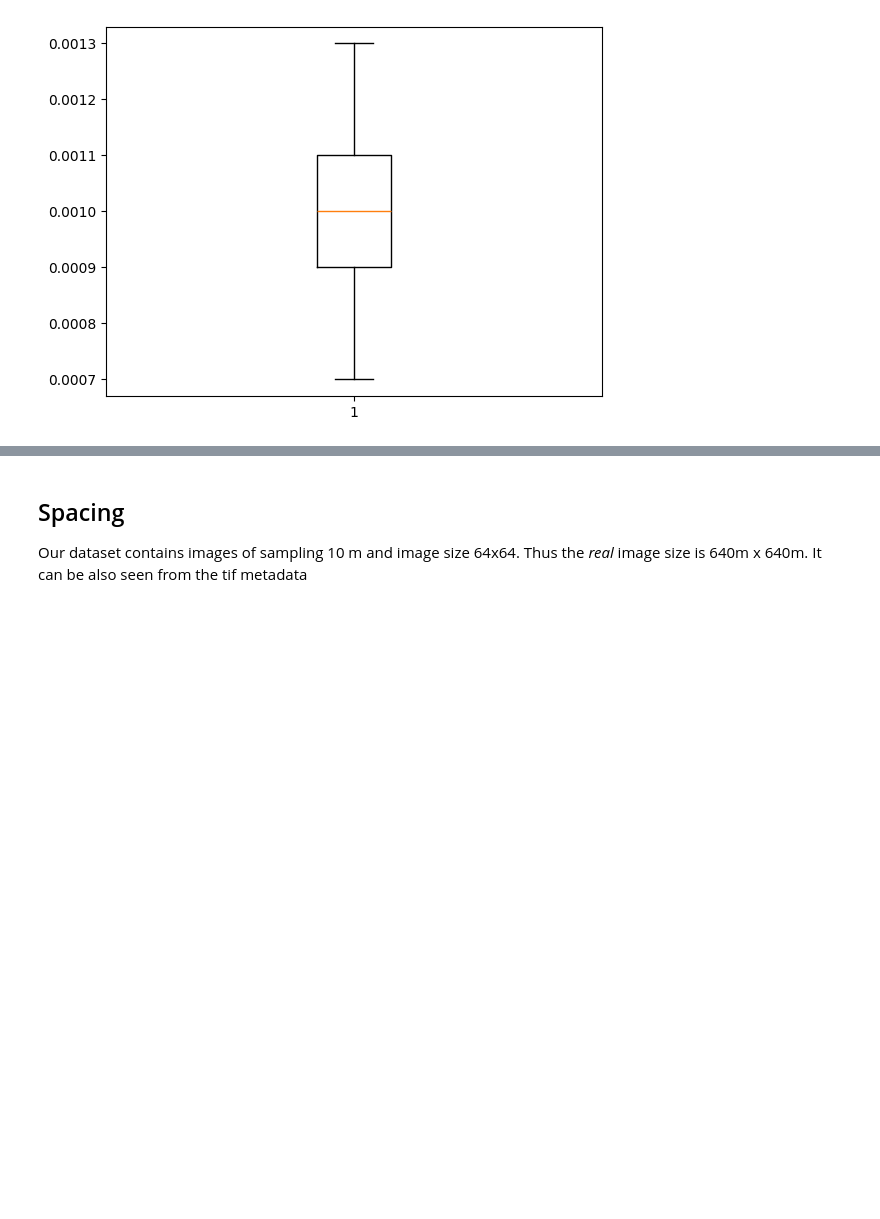
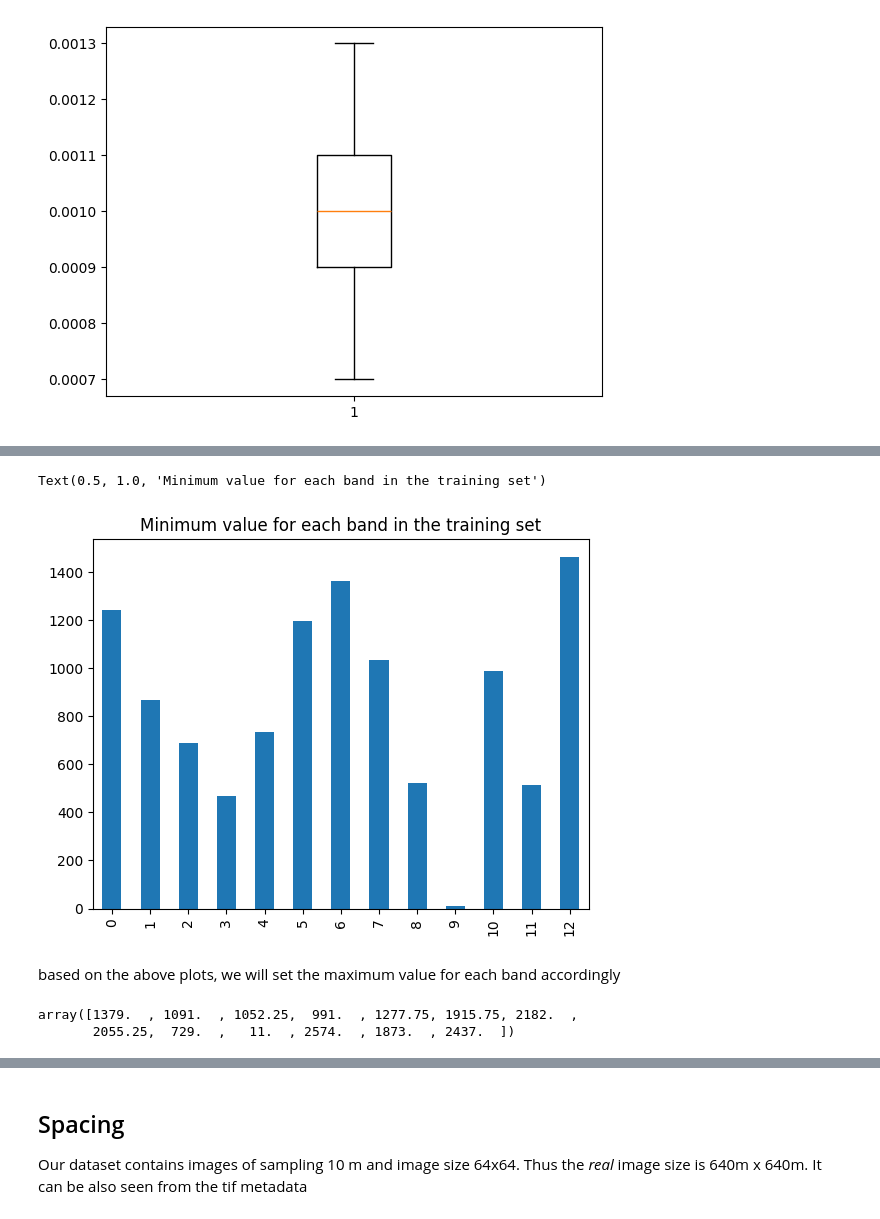
Before and after one commit to FilipLangiewicz/WB_projekt, a Jupyter notebook: code/data_preprocessing.ipynb, the cells around one changed output, grey strips where cells are left out. Drawn from its saved outputs; the diff is of its cells as text; code cells hidden in the pictures; blank space fills up the shorter version.

```diff
--- a/code/data_preprocessing.ipynb
+++ b/code/data_preprocessing.ipynb
@@ -284,0 +289,7 @@ def clip_and_scale_image(img, img_type='naip', clip_min=0, clip_max=10000):
+# %%
+total_bands_mins = mins_df.mean()
+total_bands_mins.plot.bar()
+plt.title("Minimum value for each band in the training set")
+# %% [output]
+Text(0.5, 1.0, 'Minimum value for each band in the training set')
+[figure, added]
@@ -284,0 +313,2 @@ def clip_and_scale_image(img, img_type='naip', clip_min=0, clip_max=10000):
+# %% [markdown]
+based on the above plots, we will set the maximum value for each band accordingly
@@ -284,0 +319,5 @@ def clip_and_scale_image(img, img_type='naip', clip_min=0, clip_max=10000):
+# %%
+Q1s
+# %% [output]
+array([1379.  , 1091.  , 1052.25,  991.  , 1277.75, 1915.75, 2182.  ,
+       2055.25,  729.  ,   11.  , 2574.  , 1873.  , 2437.  ])
```
Also changed, not shown: parts of 11 cells of this notebook.
